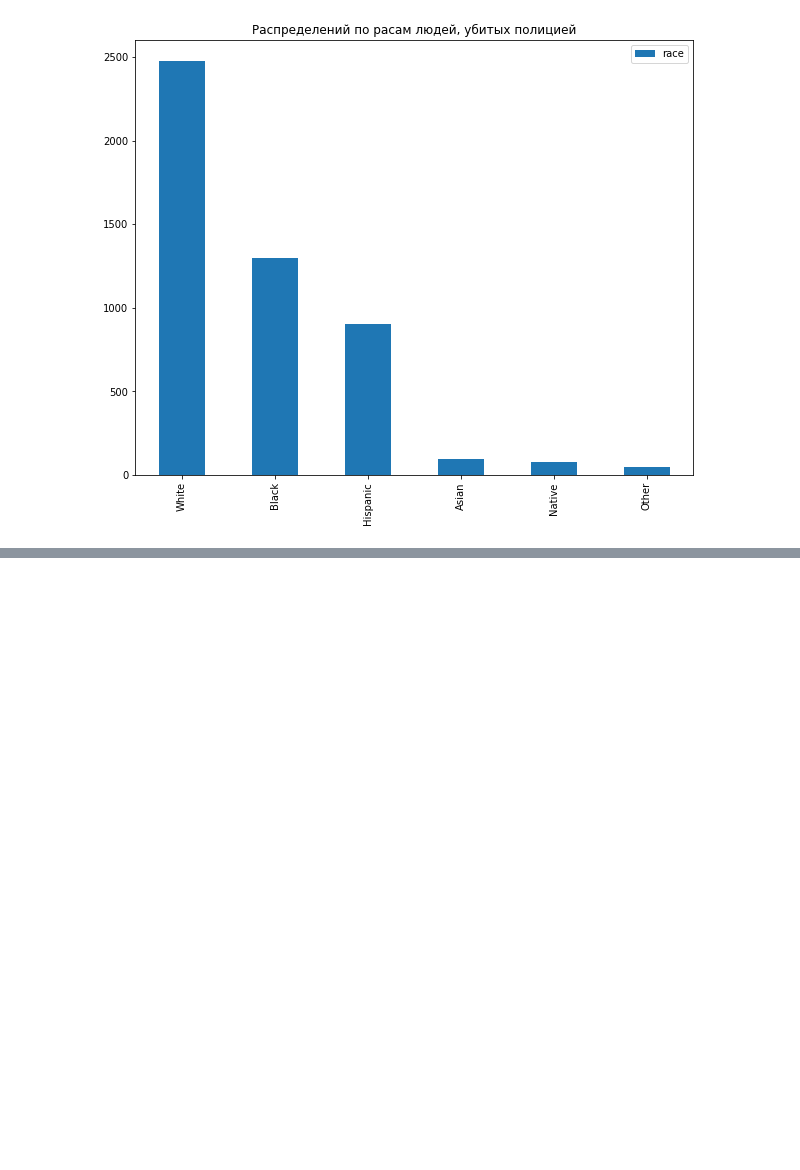
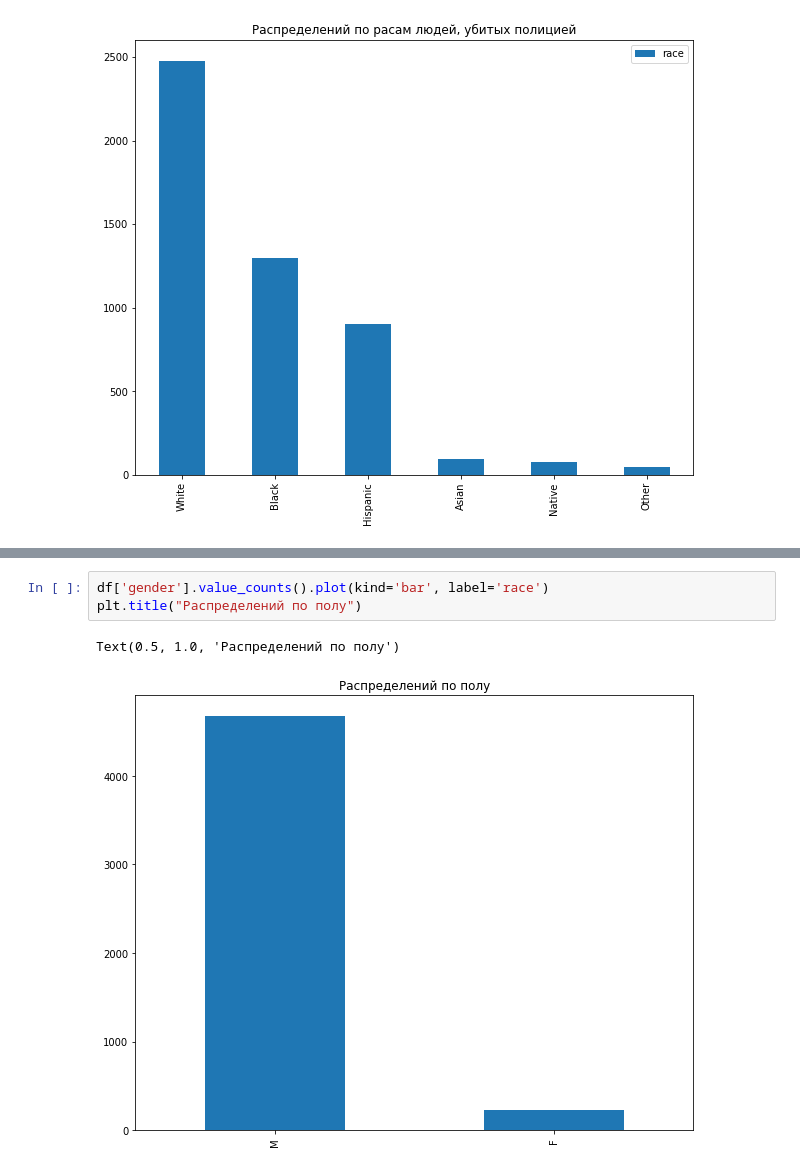
Before and after one commit to IlyaNechaev27/DS_project, a Jupyter notebook: code.ipynb, the cells around one changed output, grey strips where cells are left out. Cells and saved outputs as stored; diff of their text form; blank space fills up the shorter version.

```diff
--- a/code.ipynb
+++ b/code.ipynb
@@ -142,0 +134,6 @@ df.sort_values(by='age', ascending=True).head()
+# %%
+df['gender'].value_counts().plot(kind='bar', label='race')
+plt.title("Распределений по полу")
+# %% [output]
+Text(0.5, 1.0, 'Распределений по полу')
+[figure, added]
```
Also changed, not shown: parts of 27 cells of this notebook.
